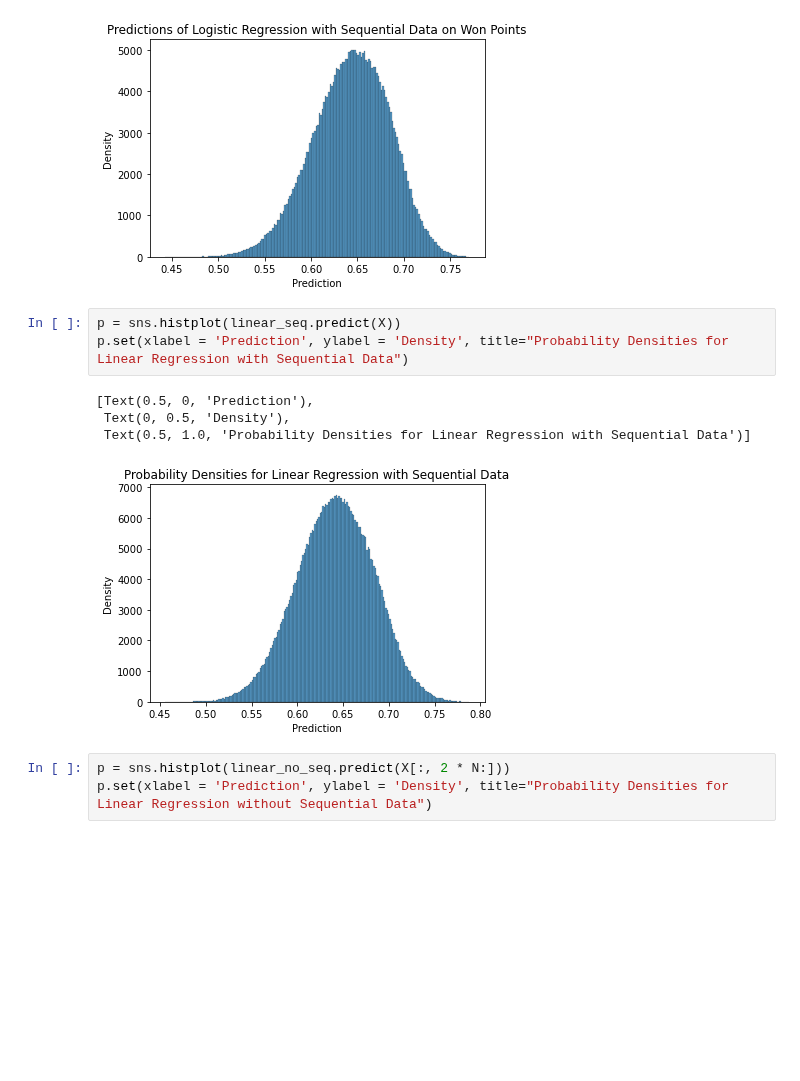
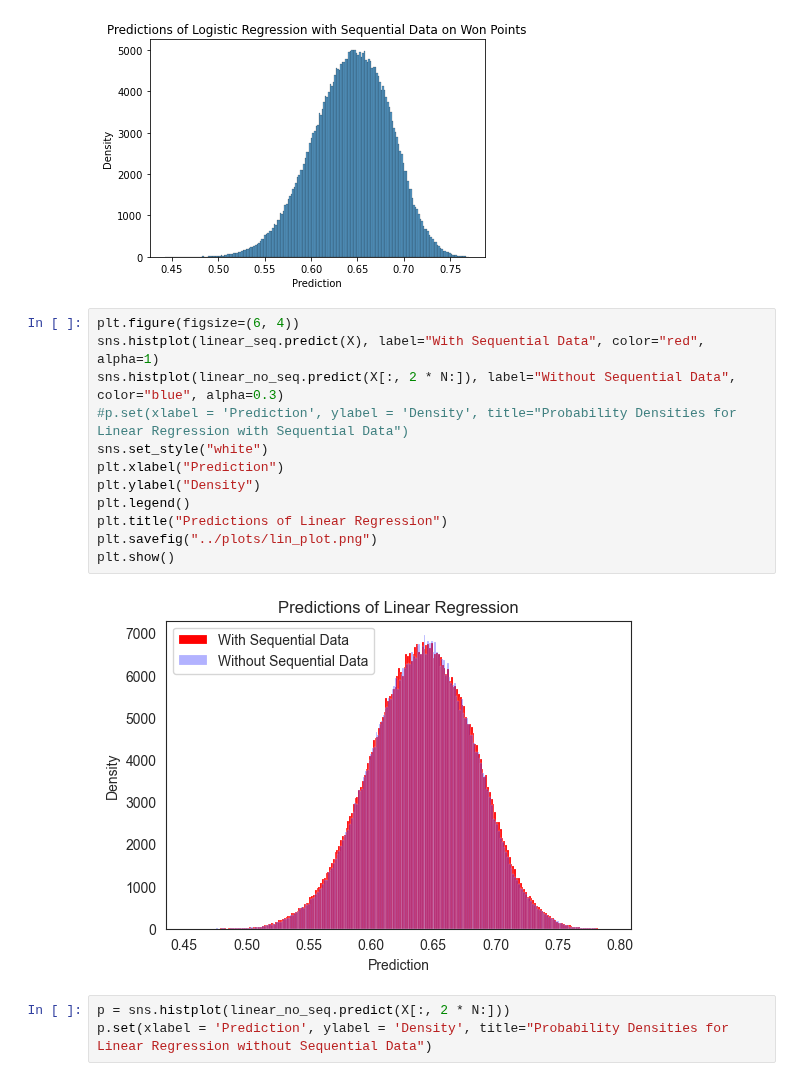
Before and after one commit to hoanganhminh01/CSE-481DS-Tennis-Analysis, a Jupyter notebook: src/streakiness.ipynb, the cells around one changed output. Drawn from its saved outputs; the diff is of its cells as text; blank space fills up the shorter version.

```diff
--- a/src/streakiness.ipynb
+++ b/src/streakiness.ipynb
@@ -211,14 +217,20 @@ p.set(xlabel = 'Prediction', ylabel = 'Density', title="Predictions of Logistic
  Text(0, 0.5, 'Density'),
  Text(0.5, 1.0, 'Predictions of Logistic Regression with Sequential Data on Won Points')]
 [figure]
-# %%
-p = sns.histplot(linear_seq.predict(X))
-p.set(xlabel = 'Prediction', ylabel = 'Density', title="Probability Densities for Linear Regression with Sequential Data")
-# %% [output]
-[Text(0.5, 0, 'Prediction'),
- Text(0, 0.5, 'Density'),
- Text(0.5, 1.0, 'Probability Densities for Linear Regression with Sequential Data')]
-[figure, removed]
+# %%
+plt.figure(figsize=(6, 4))
+sns.histplot(linear_seq.predict(X), label="With Sequential Data", color="red", alpha=1)
+sns.histplot(linear_no_seq.predict(X[:, 2 * N:]), label="Without Sequential Data", color="blue", alpha=0.3)
+#p.set(xlabel = 'Prediction', ylabel = 'Density', title="Probability Densities for Linear Regression with Sequential Data")
+sns.set_style("white")
+plt.xlabel("Prediction")
+plt.ylabel("Density")
+plt.legend()
+plt.title("Predictions of Linear Regression")
+plt.savefig("../plots/lin_plot.png")
+plt.show()
+# %% [output]
+[figure, added]
 # %%
 p = sns.histplot(linear_no_seq.predict(X[:, 2 * N:]))
 p.set(xlabel = 'Prediction', ylabel = 'Density', title="Probability Densities for Linear Regression without Sequential Data")
```
Also changed, not shown: parts of 5 cells of this notebook.
